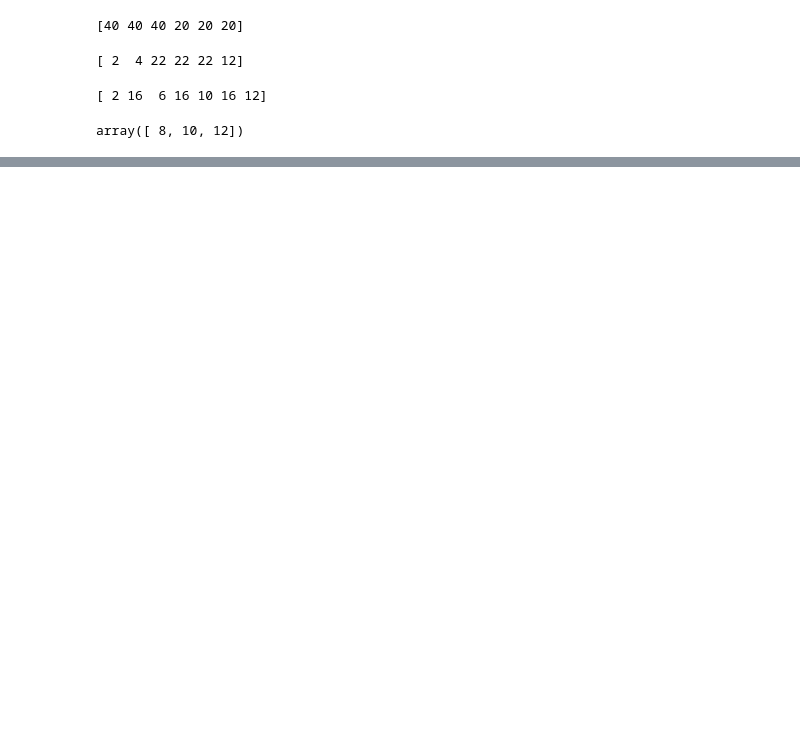
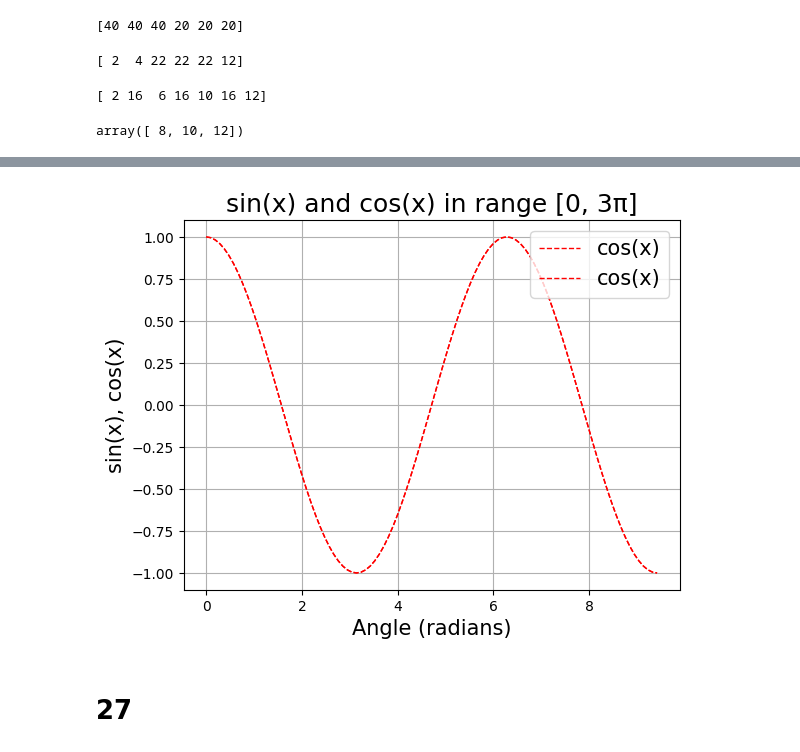
Before and after one commit to yassinebenacha/Machine-Learning, a Jupyter notebook: Untitled10.ipynb, the cells around one changed output, grey strips where cells are left out. Drawn from its saved outputs; the diff is of its cells as text; code cells hidden in the pictures; blank space fills up the shorter version.

```diff
--- a/Untitled10.ipynb
+++ b/Untitled10.ipynb
@@ -304,0 +548,25 @@ array([12,  8,  4])
+# %%
+import matplotlib.pyplot as plt
+import numpy as np
+
+# Create data points
+x = np.linspace(0, 3*np.pi, 100)  # 100 points between 0 and 3*pi
+
+# Calculate sine and cosine values
+y1 = np.sin(x)
+y2 = np.cos(x)
+
+# Plot the graphs with different line styles
+plt.plot(x, y2, label='cos(x)', color='#FF0000', linewidth=1, linestyle='--')  # Red dashed line (hexadecimal)
+plt.plot(x, y2, label='cos(x)', color='red', linewidth=1, linestyle='--')  # Red dashed line (color name)
+# Format the figure
+plt.title("sin(x) and cos(x) in range [0, 3π]", fontsize=18)
+plt.xlabel("Angle (radians)", fontsize=15)
+plt.ylabel("sin(x), cos(x)", fontsize=15)
+plt.legend(fontsize=15)  # Show legend with labels
+plt.grid(True)
+plt.show()
+# %% [output]
+[figure, added]
+# %% [markdown]
+# 27
```
Also changed, not shown: parts of 57 cells of this notebook.
